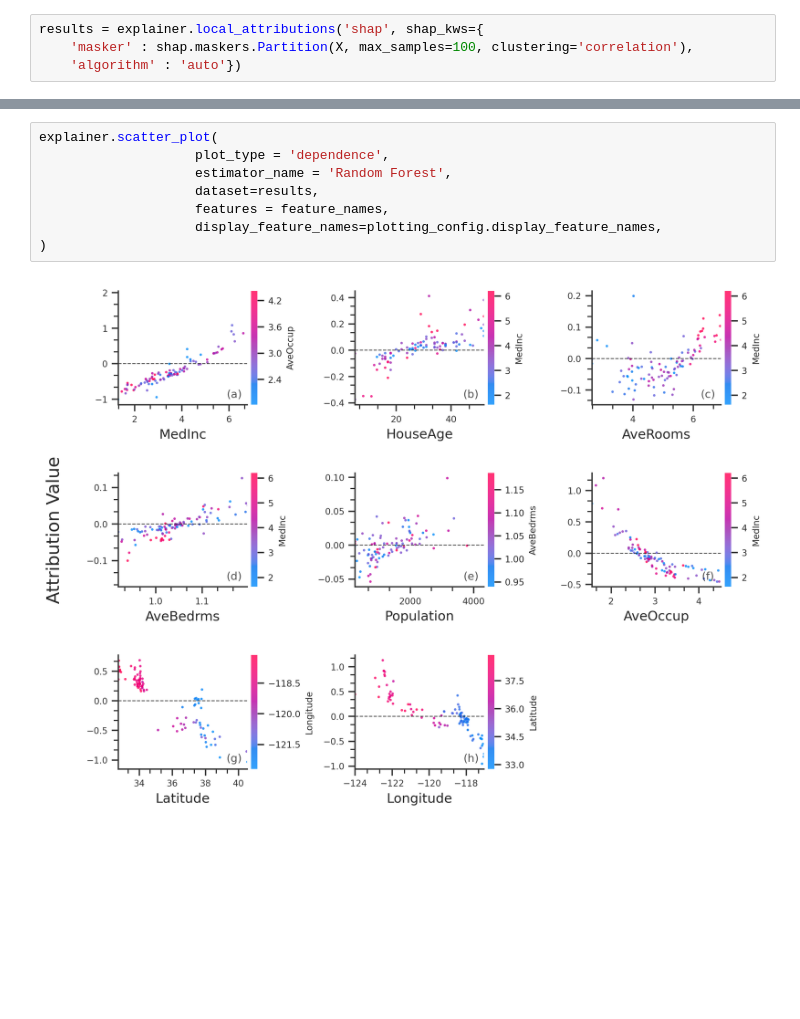
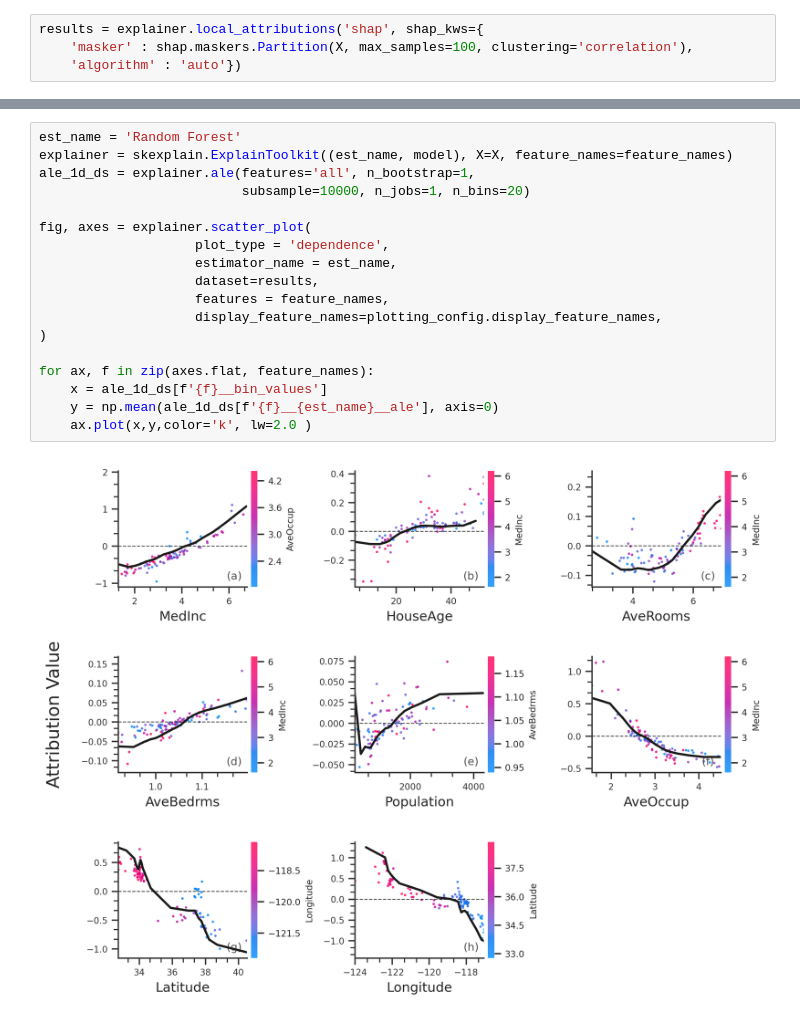
Before and after one commit to monte-flora/scikit-explain, a Jupyter notebook: tutorial_notebooks/additional_feature_attribution_plots.ipynb, the cells around one changed output, grey strips where cells are left out. Saved outputs shown, nothing was run; the diff lists cells and outputs as text; blank space fills up the shorter version.

```diff
--- a/tutorial_notebooks/additional_feature_attribution_plots.ipynb
+++ b/tutorial_notebooks/additional_feature_attribution_plots.ipynb
@@ -260,10 +303,20 @@ explainer.scatter_plot(
-# %%
-explainer.scatter_plot(
-                    plot_type = 'dependence',
-                    estimator_name = 'Random Forest',
-                    dataset=results,
-                    features = feature_names,
-                    display_feature_names=plotting_config.display_feature_names,
-)
-# %% [output]
-[figure, removed]
+# %%
+est_name = 'Random Forest'
+explainer = skexplain.ExplainToolkit((est_name, model), X=X, feature_names=feature_names)
+ale_1d_ds = explainer.ale(features='all', n_bootstrap=1,
+                          subsample=10000, n_jobs=1, n_bins=20)
+
+fig, axes = explainer.scatter_plot(
+                    plot_type = 'dependence',
+                    estimator_name = est_name,
+                    dataset=results,
+                    features = feature_names,
+                    display_feature_names=plotting_config.display_feature_names,
+)
+
+for ax, f in zip(axes.flat, feature_names):
+    x = ale_1d_ds[f'{f}__bin_values']
+    y = np.mean(ale_1d_ds[f'{f}__{est_name}__ale'], axis=0)
+    ax.plot(x,y,color='k', lw=2.0 )
+# %% [output]
+[figure, added]
```
Also changed, not shown: parts of 10 cells of this notebook, 16 other files.
